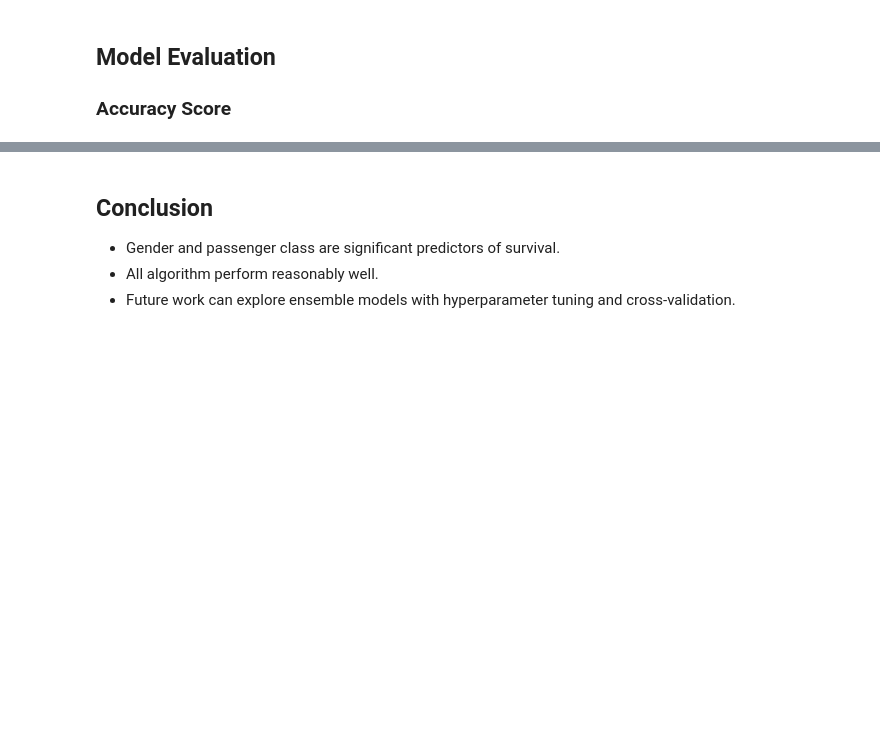
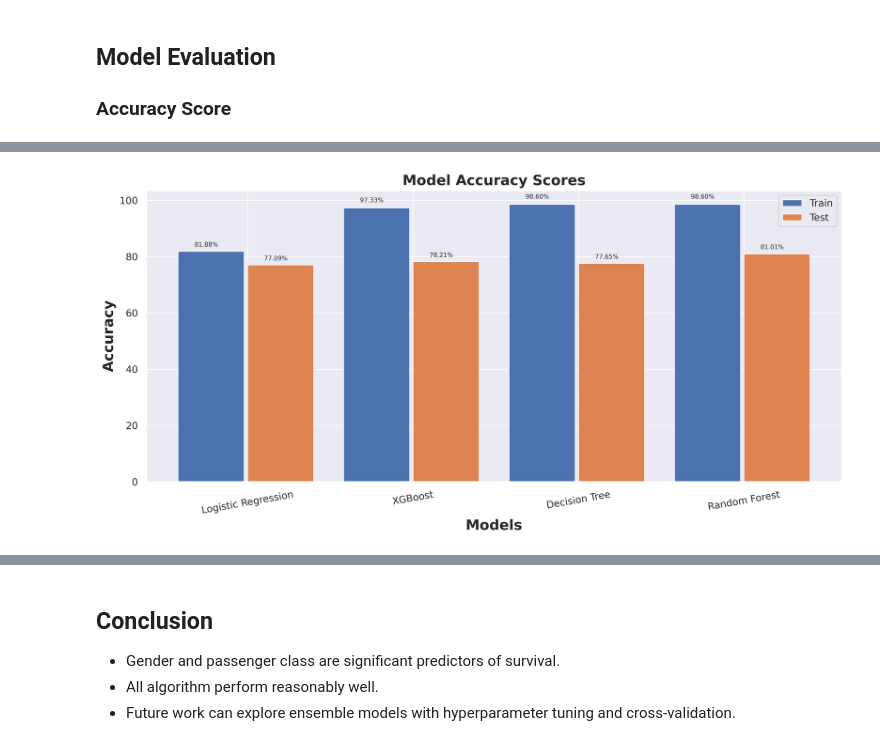
Before and after one commit to AfsanehShamsaddini/Titanic_Survival_Prediction, a Jupyter notebook: Titanic_Survival_Prediction.ipynb, the cells around one changed output, grey strips where cells are left out. Saved outputs shown, nothing was run; the diff lists cells and outputs as text; code cells hidden in the pictures; blank space fills up the shorter version.

```diff
--- a/Titanic_Survival_Prediction.ipynb
+++ b/Titanic_Survival_Prediction.ipynb
@@ -469,7 +469,7 @@ tree_model.fit(x_train, y_train)
 ### Accuracy Score
 # %%
 # Accuracy on traning data
-y_train_pred_tree = model.predict(x_train)
+y_train_pred_tree = tree_model.predict(x_train)
 # %%
 print(y_train_pred_tree)
 # %% [output]
@@ -501,6 +501,6 @@ Accuracy on training data: 0.8075842696629213
 # %%
 # Accuracy on test data
-y_test_pred_tree = model.predict(x_test)
+y_test_pred_tree = tree_model.predict(x_test)
 # %%
 print(y_test_pred_tree)
 # %% [output]
@@ -528,7 +528,7 @@ model_forest.fit(x_train, y_train.squeeze())
 ### Accuracy Score
 # %%
 # Accuracy on traning data
-y_train_pred_forest = model.predict(x_train)
+y_train_pred_forest = model_forest.predict(x_train)
 # %%
 print(y_train_pred_forest)
 # %% [output]
@@ -560,6 +560,6 @@ Accuracy on training data: 0.8075842696629213
 # %%
 # Accuracy on test data
-y_test_pred_forest = model.predict(x_test)
+y_test_pred_forest = model_forest.predict(x_test)
 # %%
 print(y_test_pred_forest)
 # %% [output]
@@ -575,0 +576,31 @@ Accuracy on test data: 0.7821229050279329
+# %%
+models_train_acc = [training_data_acc_logistic  * 100, training_data_acc_xgboost  * 100, training_data_acc_tree  * 100, training_data_acc_forest  * 100]
+models_test_acc = [test_data_acc_logistic  * 100, test_data_acc_xgboost  * 100, test_data_acc_tree  * 100, test_data_acc_forest  * 100]
+models_names = ['Logistic Regression', 'XGBoost', 'Decision Tree', 'Random Forest']
+
+fig, axs = plt.subplots(1, 1, figsize=(12, 6), dpi=500)
+x_pos = np.arange(4)
+
+
+bar1 = plt.bar(x_pos - 0.22, models_train_acc, width = 0.4, label='Train')
+bar2 = plt.bar(x_pos + 0.2, models_test_acc, width = 0.4, label = 'Test')
+plt.xticks(x_pos, models_names)
+
+plt.xlabel('Models', fontsize = 16, fontweight = 'bold')
+plt.ylabel('Accuracy', fontsize = 16, fontweight = 'bold')
+plt.title('Model Accuracy Scores', fontsize = 16, fontweight = 'bold')
+plt.xticks(rotation = 10)
+plt.legend()
+
+for i,bar in enumerate(bar1):
+  plt.text(bar.get_x() + bar.get_width() / 2 - 0.1, bar.get_height() * 1.02,
+           s = '{:.2f}%'.format(models_train_acc[i]), fontsize = 7)
+
+for i,bar in enumerate(bar2):
+  plt.text(bar.get_x() + bar.get_width()/2 - 0.1, bar.get_height() * 1.02,
+           s = '{:.2f}%'.format(models_test_acc[i]), fontsize = 7)
+
+plt.tight_layout()
+plt.show()
+# %% [output]
+[figure, added]
```
Also changed, not shown: parts of 39 cells of this notebook.
